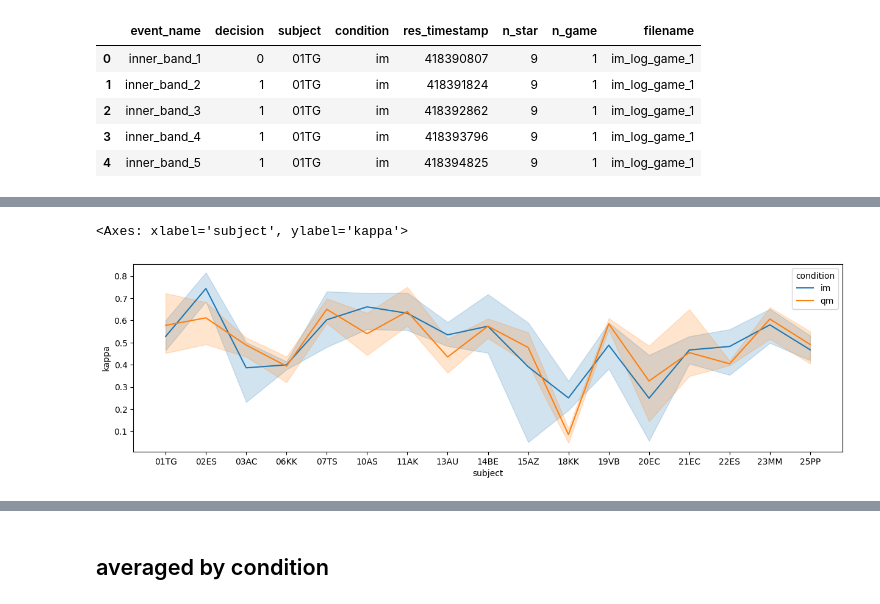
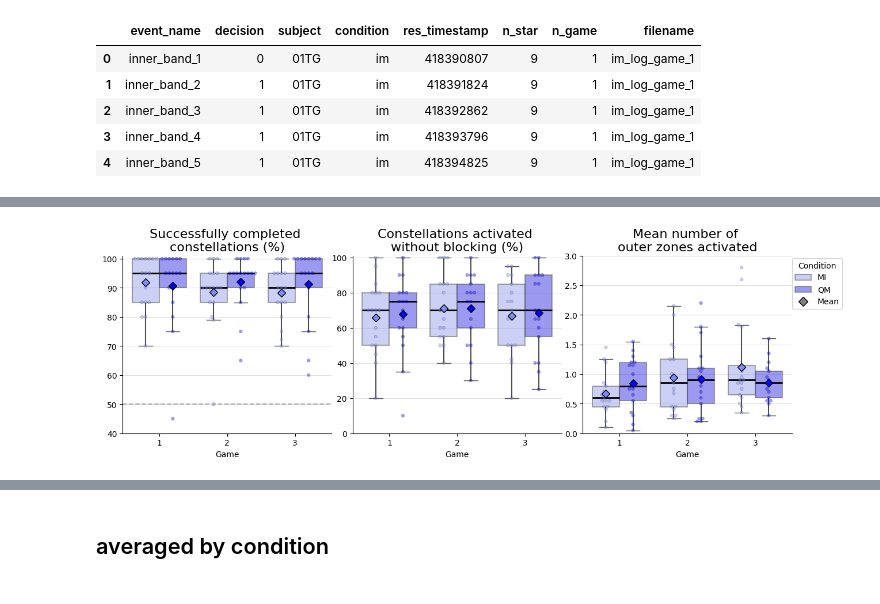
Before and after one commit to JuliaRory/AstroSync-analysis, a Jupyter notebook: notebooks/09_graz2026_analysis.ipynb, the cells around one changed output, grey strips where cells are left out. Cells and saved outputs as stored; diff of their text form; code cells hidden in the pictures.

```diff
--- a/notebooks/09_graz2026_analysis.ipynb
+++ b/notebooks/09_graz2026_analysis.ipynb
@@ -115,0 +171,8 @@ df_r2
+# %%
+for subject in df_perf.subject.unique():
+    for cond in ['im', 'qm']:
+        for n_game in df_perf['n_game'].unique():
+            p_hh = df_hh.loc[(df_hh.subject == subject) & (df_hh.condition == cond) & (df_hh.n_game == n_game)]["p_hh"].values[0]
+            n_overkill_average = df_outer.loc[(df_outer.subject == subject) & (df_outer.condition == cond) & (df_outer.n_game == n_game)]["n_overkill_average"].values[0]
+            df_perf.loc[(df_perf.subject == subject) & (df_perf.condition == cond) & (df_perf.n_game == n_game), "p_hh"] = p_hh
+            df_perf.loc[(df_perf.subject == subject) & (df_perf.condition == cond) & (df_perf.n_game == n_game), "n_overkill_average"] = n_overkill_average
@@ -116,14 +182,5 @@ df_r2
 # %%
-def save2prizma(df, metric):
-    filename = f"{metric}.xlsx"
-    df_stat = []
-    for game in [1, 2, 3]:
-        for subject in df.subject.unique():
-            data = df.loc[(df.n_game == game) & (df.subject == subject)].sort_values(by="condition")[metric].values
-            df_stat.append(pd.DataFrame({f"{game}_{subject}": data}))
-    df_stat = pd.concat(df_stat, axis=1)
-    df_stat.to_excel(os.path.join(r"../data/results/stat_graz", filename), index=False)
-
-for metric in ["kappa", "TPR", "TNR"]:
-    save2prizma(df_r2, metric)
+# сохранить все таблицы
+for metric in ["bal_acc", "TPR", "TNR", "p_correct", "p_hh"]:
+    save2prizma(df_perf, metric)
 # %%
@@ -139,6 +301,24 @@ ax[0]
-# %%
-plt.figure(figsize=(15, 4))
-sns.lineplot(df_r2, x="subject", y="kappa", hue="condition", estimator="mean", errorbar=("pi", 95))
-# %% [output]
-<Axes: xlabel='subject', ylabel='kappa'>
-[figure, removed]
+# %%
+palette = ["#7F8BF6FF", "#0400ff" ]
+titles = [
+    "Successfully completed \nconstellations (%)",
+    "Constellations activated \nwithout blocking (%)",
+    "Mean number of \nouter zones activated"
+]
+
+vlims = [[40, 101], [0, 101], [0, 3]]
+fig, ax = plt.subplots(1, 3, figsize=(15, 4))
+for i, metric in enumerate(["p_correct", "p_hh", "n_overkill_average"]):
+    legend = True if i == 2 else False
+    plot_boxplot(df_perf, metric, title=titles[i], vlim=vlims[i], ax=ax[i], palette=palette, legend_status=legend)
+    # ax[i].axhline(50, color="darkgrey", linestyle="--")
+    # ax[i].set_yticks(np.arange(0, 101, 10))
+    ax[i].grid(alpha=.4, axis="y")
+    sns.despine(ax=ax[i])
+    ax[i].set_xlabel("Game")
+    ax[i].set_ylabel("")
+ax[0].axhline(50, color="darkgrey", linestyle="--")
+plt.subplots_adjust(wspace=0.1)  # расстояние по горизонтали
+fig.savefig(r"../data/results/stat_graz/fig2.png", dpi=300, bbox_inches="tight")
+# %% [output]
+[figure, added]
```
Also changed, not shown: parts of 41 cells of this notebook, 11 other files.
